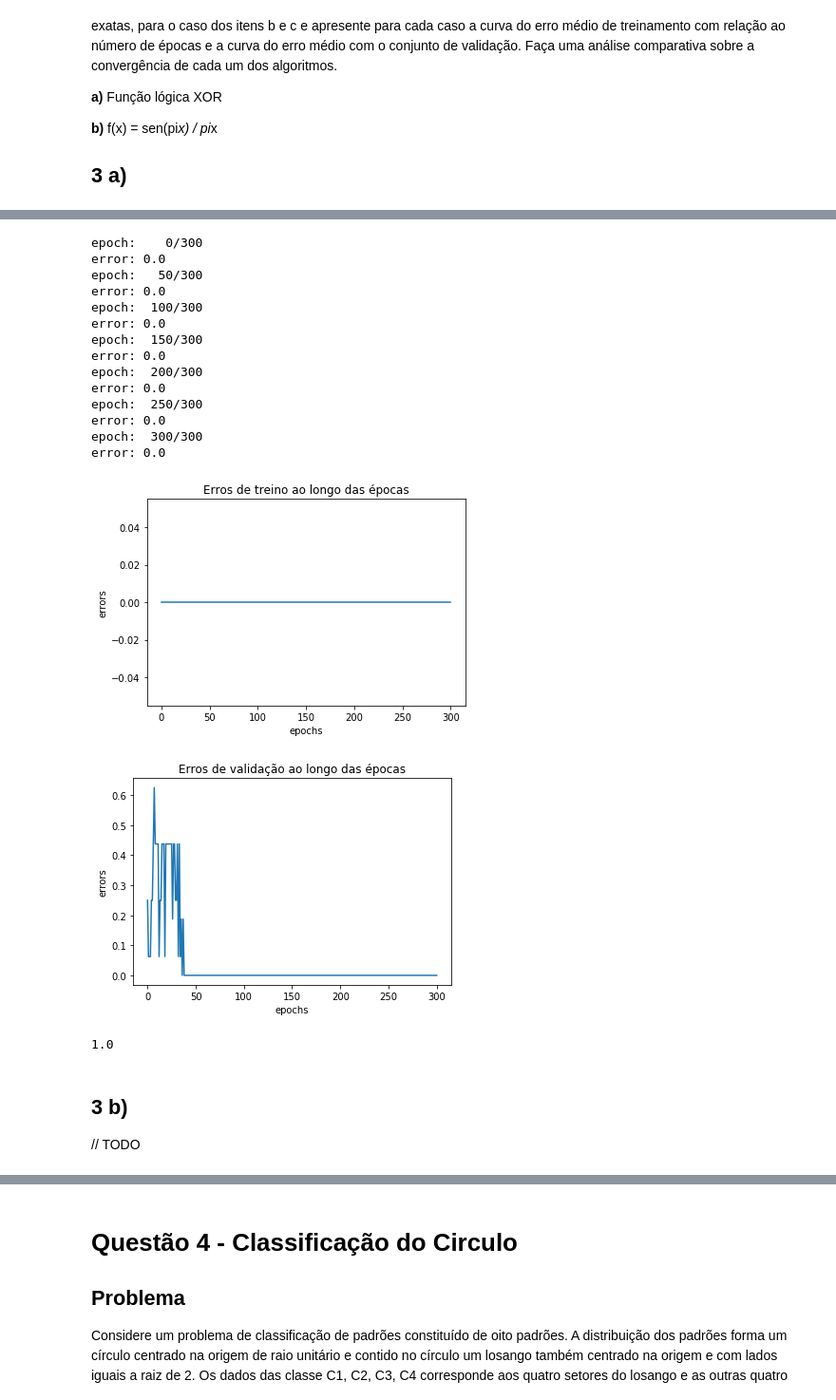
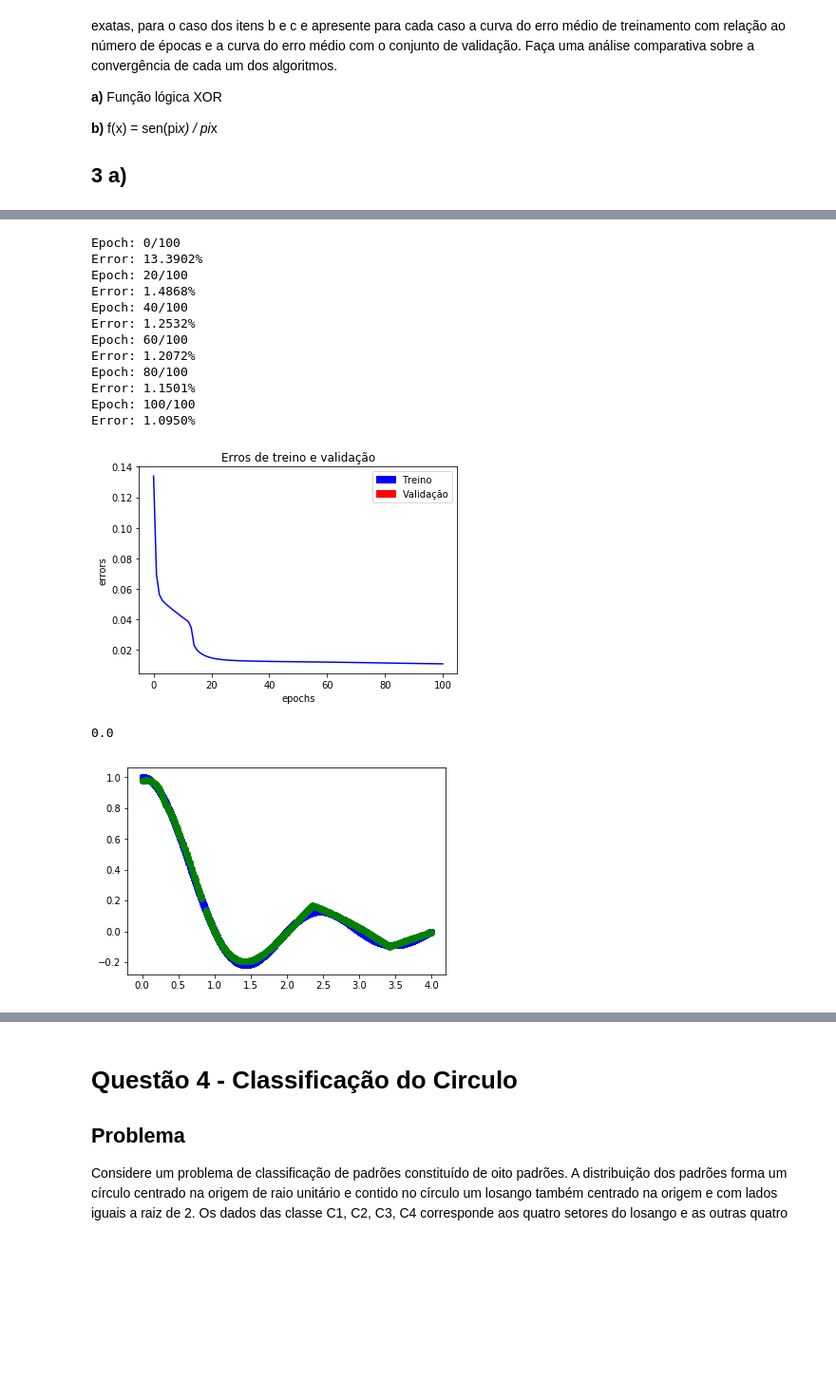
Before and after one commit to Vnicius/deep-learning-atividades, a Jupyter notebook: Lista_1/Questao2/Questao-2-3.ipynb, the cells around one changed output, grey strips where cells are left out. Shown at 95% size. Drawn from its saved outputs; the diff is of its cells as text; code cells hidden in the pictures; blank space fills up the shorter version.

```diff
--- a/Lista_1/Questao2/Questao-2-3.ipynb
+++ b/Lista_1/Questao2/Questao-2-3.ipynb
@@ -127,3 +111,13 @@ def plot_error(data, title=""):
+# %%
+def plot_error(data=[], label=['', ''], color=['blue', 'red']):
+    plt.title("Erros de treino e validação")
+    plt.xlabel("epochs")
+    plt.ylabel("errors")
+    plt.legend(handles=[mpatches.Patch(color=color[0], label=label[0]),
+                        mpatches.Patch(color=color[1], label=label[1])])
+    plt.plot(data[0], c=color[0])
+    plt.plot(data[1], c=color[1])
+    plt.show()
 # %% [markdown]
 ## Classe Layer
 
@@ -443,10 +498,10 @@ x = []
 y = []
 
 # leitura dos dados
-for line in open('data/Q3/data_x_3a.txt', 'r').readlines():
+for line in open('data/Q3/data_x-3a.txt', 'r').readlines():
     x.append([float(num) for num in line.split(',')])
 
-for line in open('data/Q3/data_y_3a.txt', 'r').readlines():
+for line in open('data/Q3/data_y-3a.txt', 'r').readlines():
     y.append([float(num) for num in line.split(',')])
 
 # dados de treino
@@ -457,6 +512,12 @@ y = np.array(y[:int(len(y) * 0.8)])
 x_valid = np.array(x[int(len(x) * 0.8):])
 y_valid = np.array(y[int(len(y) * 0.8):])
 
+print("X [TREINO]: ", x.shape)
+print("Y [TREINO]: ", y.shape)
+print()
+print("X [TESTE]: ", x_valid.shape)
+print("Y [TESTE]: ", y_valid.shape)
+
 for index, y_i in enumerate(y):
     if y_i == 1:
         plt.plot(x[index][0], x[index][1], 'bo')
@@ -541,38 +891,33 @@ error: 0.0
 # %%
-nn = NeuralNetwork(cost_func=mse, learning_rate=0.01, momentum=0.9)
-nn.add_layer(Layer(input_dim=x.shape[1], output_dim=2, activation=sigmoid))
-nn.add_layer(Layer(input_dim=2, output_dim=y.shape[1], activation=step))
+nn = NeuralNetwork(cost_func=mse, learning_rate=0.001, momentum=0.9)
+nn.add_layer(Layer(input_dim=x.shape[1], output_dim=20, activation=tanh))
+nn.add_layer(Layer(input_dim=20, output_dim=20, activation=relu))
+nn.add_layer(Layer(input_dim=20, output_dim=y.shape[1], activation=tanh))
 
 # treinamento
-errors_train, errors_valid = nn.fit(x, y, x_valid=x_valid, y_valid=y_valid, epochs=300, verbose=50)
+errors_train, errors_valid = nn.fit(x, y, x_valid, y_valid, batch_size=1, epochs=100, verbose=20, accuracy=False)
 
-plot_error(errors_train, "Erros de treino ao longo das épocas")
-plot_error(errors_valid, "Erros de validação ao longo das épocas")
+plot_error([errors_train, errors_valid], ["Treino", "Validação"])
 
 # calculo do erro de predição
-y_pred = nn.prediction(x_valid)
-acc = accuracy_score(y_valid, y_pred)
+y_pred = nn.predict(x_valid)
 
-print(acc)
+plt.plot(x, y, 'bo')
+plt.plot(x_valid, y_pred, 'go')
+plt.show()
 # %% [output]
-epoch:    0/300
-error: 0.0
-epoch:   50/300
-error: 0.0
-epoch:  100/300
-error: 0.0
-epoch:  150/300
-error: 0.0
-epoch:  200/300
-error: 0.0
-epoch:  250/300
-error: 0.0
-epoch:  300/300
-error: 0.0
+Epoch: 0/100
+Error: 13.3902%
+Epoch: 20/100
+Error: 1.4868%
+Epoch: 40/100
+Error: 1.2532%
+Epoch: 60/100
+Error: 1.2072%
+Epoch: 80/100
+Error: 1.1501%
+Epoch: 100/100
+Error: 1.0950%
-[figure, old version]
+[figure, new version]
+0.0
-[figure, old version]
+[figure, new version]
-1.0
-# %% [markdown]
-## 3 b)
-
-// TODO
```
Also changed, not shown: parts of 41 cells of this notebook, 4 other files.
